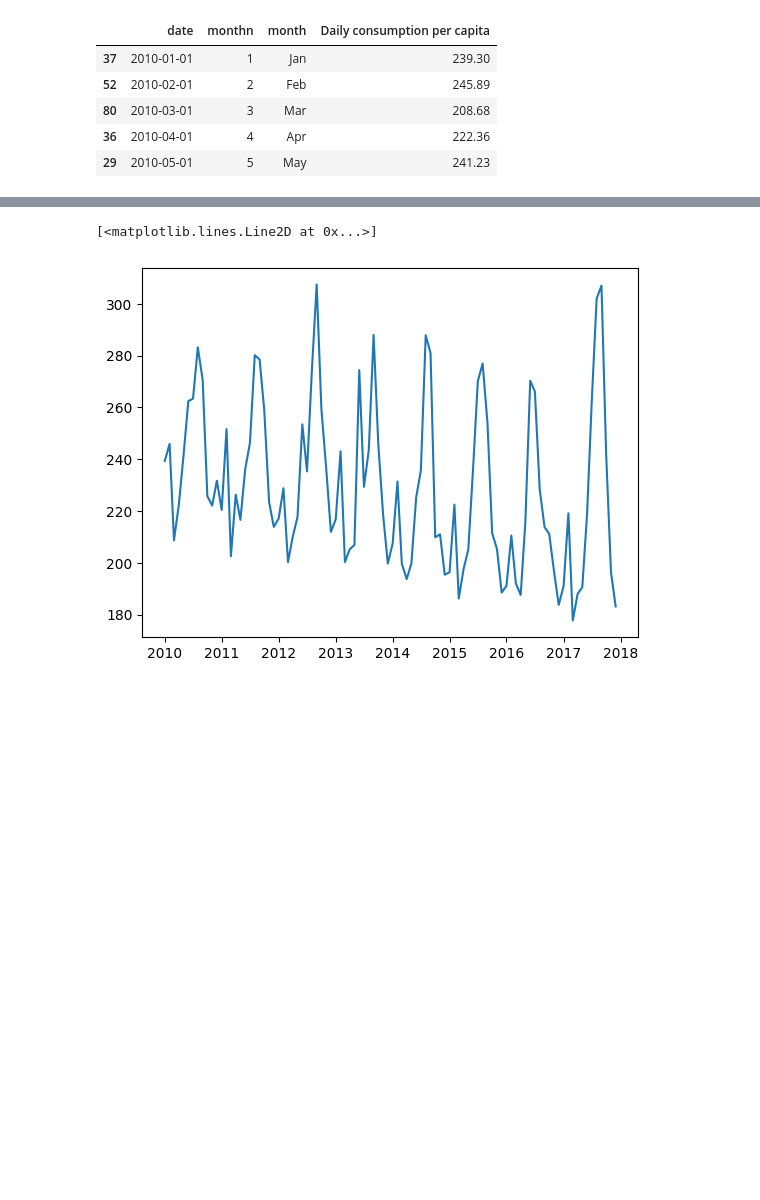
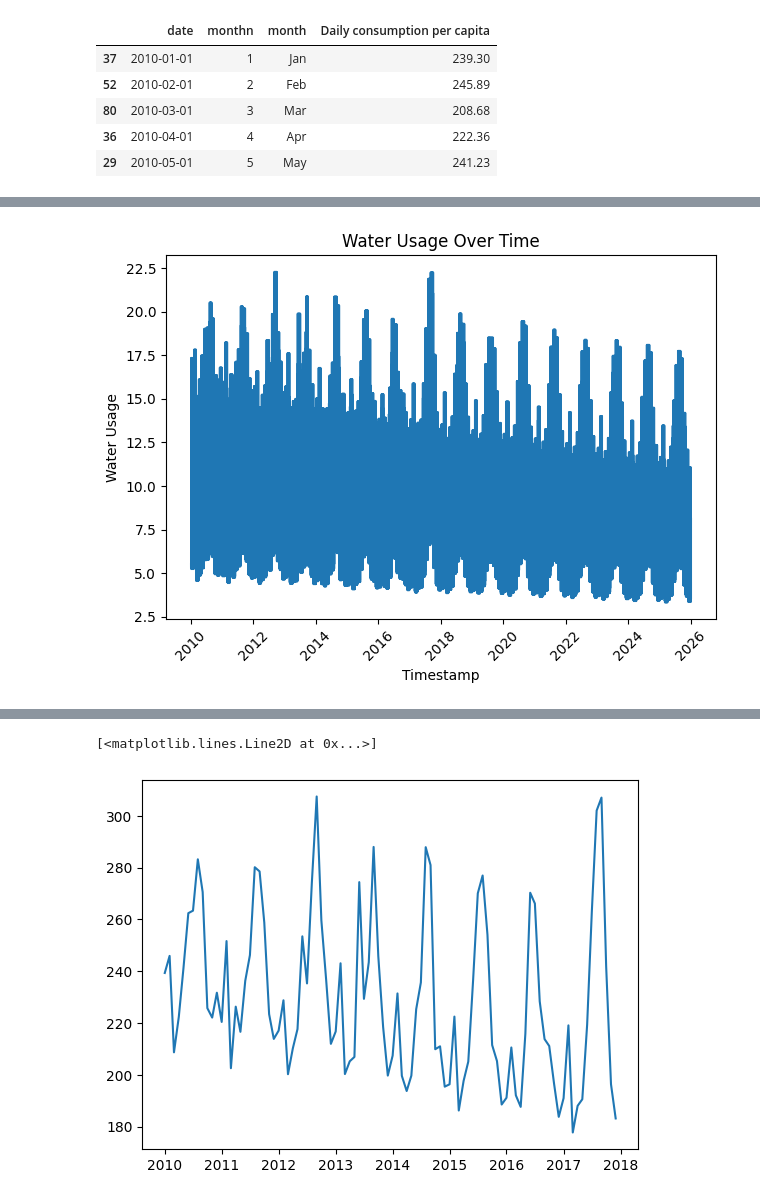
Before and after one commit to junchao530/ENEL400, a Jupyter notebook: water_analysis.ipynb, the cells around one changed output, grey strips where cells are left out. Cells and saved outputs as stored; diff of their text form; code cells hidden in the pictures; blank space fills up the shorter version.

```diff
--- a/water_analysis.ipynb
+++ b/water_analysis.ipynb
@@ -39,0 +61,35 @@ df.head()
+# %%
+df.head()
+df['timestamp'] = pd.to_datetime(df['timestamp'], format="%Y-%m-%d")
+df['month'] = df['timestamp'].dt.month
+df['year'] = df['timestamp'].dt.year
+# %%
+
+expanded_data = []
+
+for _, row in df.iterrows():
+    year = row['year']
+    month  = row['month']
+    daily_avg = row['water_consumption']
+
+    # Get month info
+    days_in_month = monthrange(year, month)[1]
+    total_hours = days_in_month * 24
+
+    first_day_weekday = datetime.date(year, month, 1).weekday()  # Returns 0 (Monday) to 6 (Sunday)
+    shift_hours = first_day_weekday * 24  # Number of hours to shift the pattern
+
+    normalized_pattern = generated_data['Normalized Water Usage'].values
+    shifted_pattern = np.roll(normalized_pattern, shift=-shift_hours)
+
+    S = np.sum(normalized_pattern)
+    scaling_factor = (daily_avg * 7) / S  # Ensures weekly average matches daily_avg
+
+    num_repeats = (total_hours + len(shifted_pattern) - 1) // len(shifted_pattern)
+    scaled_values = np.tile(shifted_pattern, num_repeats)[:total_hours] * scaling_factor
+
+    date_range = pd.date_range(start=f"{year}-{month:02d}-01", periods=total_hours, freq='H')
+
+    expanded_data.extend(zip(date_range, scaled_values))
+
+final_df = pd.DataFrame(expanded_data, columns=['timestamp', 'water_usage'])
@@ -39,0 +100,12 @@ df.head()
+# %%
+plt.plot(final_df['timestamp'], final_df['water_usage'])
+plt.xlabel('Timestamp')
+plt.ylabel('Water Usage')
+plt.title('Water Usage Over Time')
+plt.xticks(rotation=45)
+plt.tight_layout()
+plt.savefig("water_usage_plot.png")
+# Display the plot
+plt.show()
+# %% [output]
+[figure, added]
```
Also changed, not shown: parts of 5 cells of this notebook, 19 other files.
